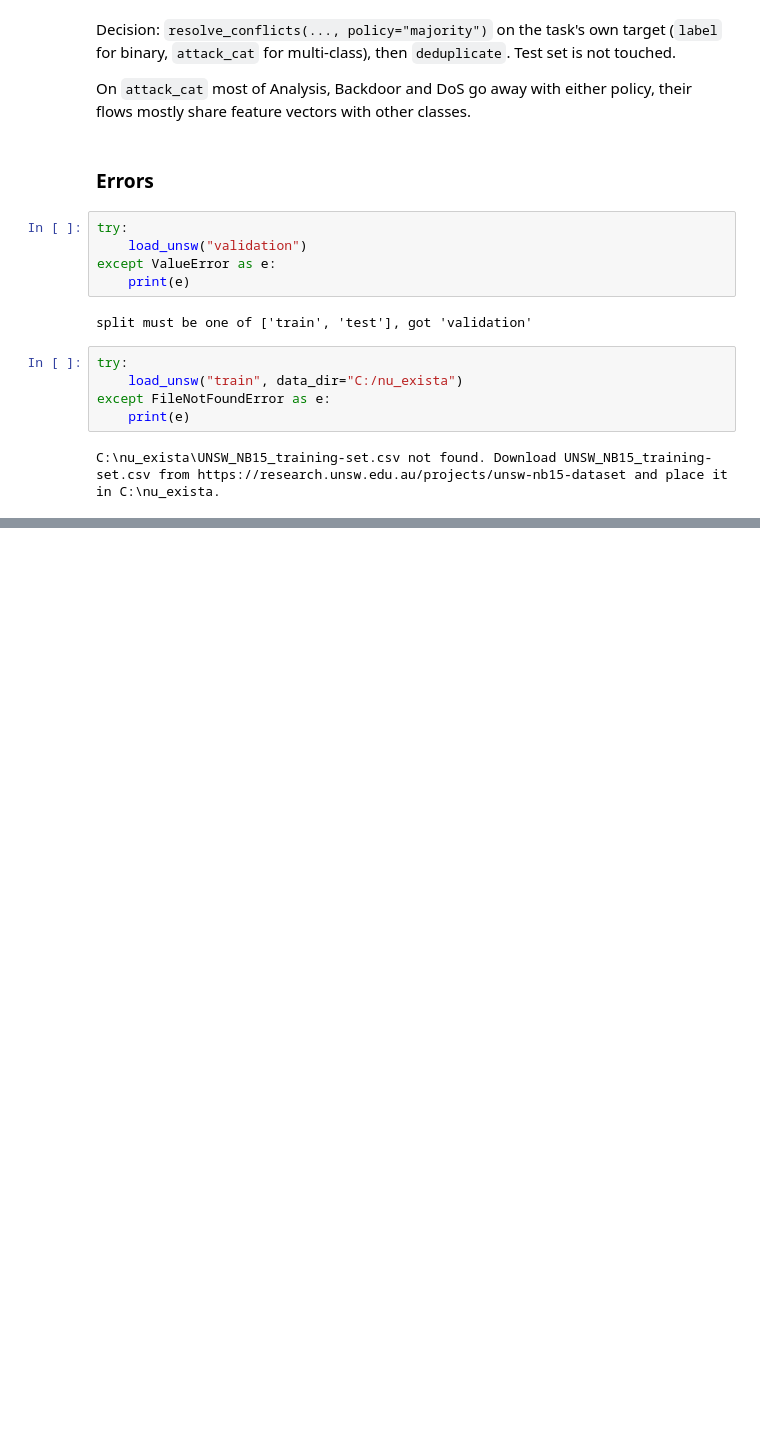
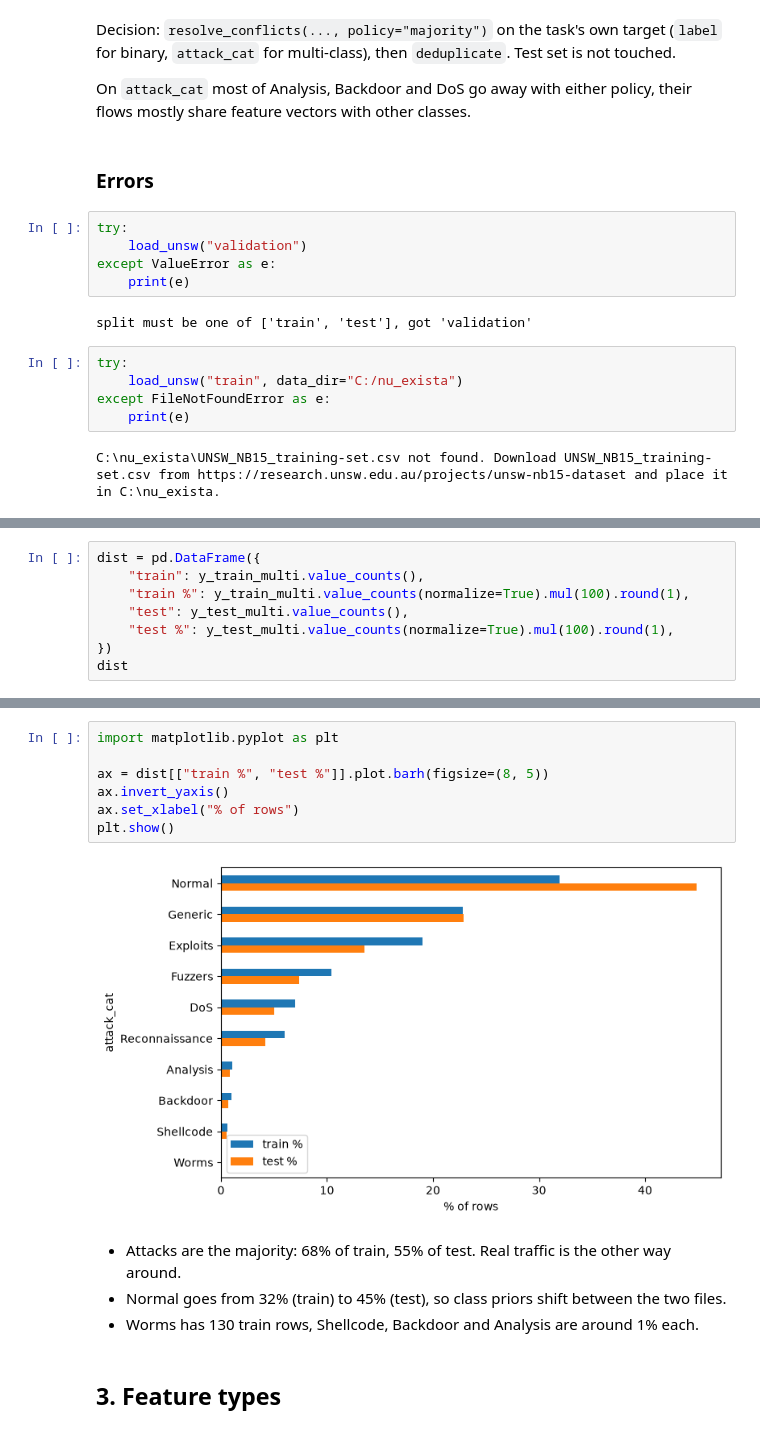
Before and after one commit to ZiGabiZi/Anomaly-detection-in-Network-traffic-using-ML, a Jupyter notebook: notebooks/01_eda.ipynb, the cells around one changed output, grey strips where cells are left out. Saved outputs shown, nothing was run; the diff lists cells and outputs as text; blank space fills up the shorter version.

Commit message:
Add EDA sections and document data handling

```diff
--- a/notebooks/01_eda.ipynb
+++ b/notebooks/01_eda.ipynb
@@ -158,0 +158,8 @@ C:\nu_exista\UNSW_NB15_training-set.csv not found. Download UNSW_NB15_training-s
+# %%
+dist = pd.DataFrame({
+    "train": y_train_multi.value_counts(),
+    "train %": y_train_multi.value_counts(normalize=True).mul(100).round(1),
+    "test": y_test_multi.value_counts(),
+    "test %": y_test_multi.value_counts(normalize=True).mul(100).round(1),
+})
+dist
@@ -158,0 +179,15 @@ C:\nu_exista\UNSW_NB15_training-set.csv not found. Download UNSW_NB15_training-s
+# %%
+import matplotlib.pyplot as plt
+
+ax = dist[["train %", "test %"]].plot.barh(figsize=(8, 5))
+ax.invert_yaxis()
+ax.set_xlabel("% of rows")
+plt.show()
+# %% [output]
+[figure, added]
+# %% [markdown]
+- Attacks are the majority: 68% of train, 55% of test. Real traffic is the other way around.
+- Normal goes from 32% (train) to 45% (test), so class priors shift between the two files.
+- Worms has 130 train rows, Shellcode, Backdoor and Analysis are around 1% each.
+# %% [markdown]
+## 3. Feature types
```
Also changed, not shown: parts of 26 cells of this notebook, 1 other file.
